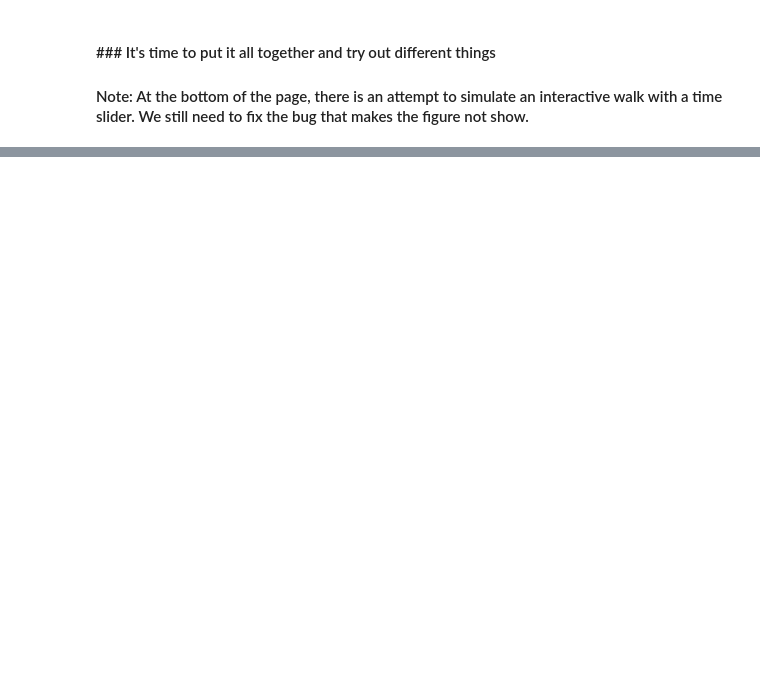
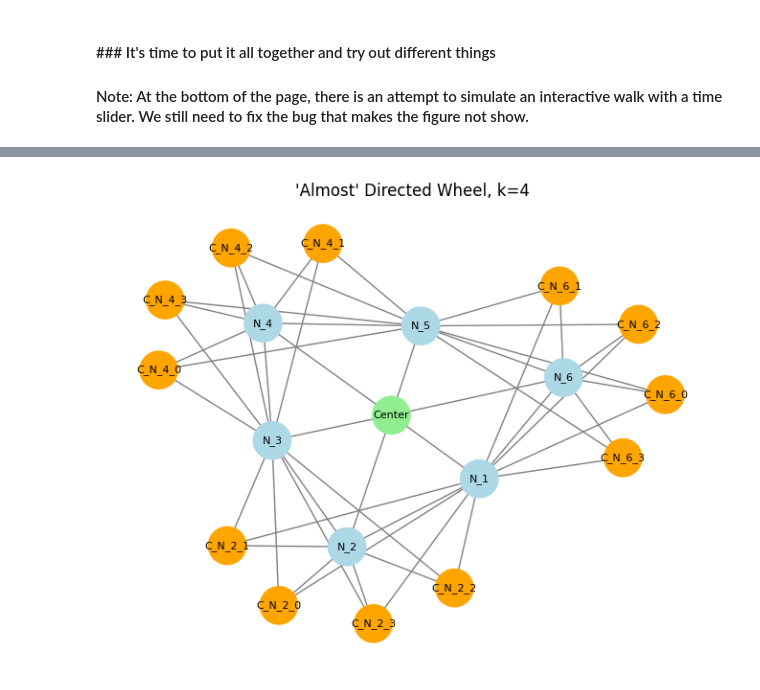
Before and after one commit to YuvalShemla/quantum_walk_implementations, a Jupyter notebook: qwalk_simulator.ipynb, the cells around one changed output, grey strips where cells are left out. Drawn from its saved outputs; the diff is of its cells as text; code cells hidden in the pictures; blank space fills up the shorter version.

```diff
--- a/qwalk_simulator.ipynb
+++ b/qwalk_simulator.ipynb
@@ -274 +345,84 @@ FloatSlider(value=1.5707963267948966, description='Step Size:', max=6.2831853071
+# %%
+import networkx as nx
+import matplotlib.pyplot as plt
+
+# Create an undirected graph
+G = nx.Graph()
+
+# Define the central node and outer nodes
+central_node = 'Center'
+outer_nodes = [f'N_{i}' for i in range(1, 7)]
+
+# Add the central node and outer nodes to the graph
+G.add_node(central_node)
+G.add_nodes_from(outer_nodes)
+
+# Connect the center node to nodes 1, 3, and 5
+for node in ['N_1', 'N_3', 'N_5']:
+    G.add_edge(central_node, node)
+
+# Connect the center node to nodes 2, 4, and 6
+for node in ['N_2', 'N_4', 'N_6']:
+    G.add_edge(central_node, node)
+
+# Connect outer nodes in a cycle
+cycle_edges = [
+    ('N_1', 'N_2'),
+    ('N_2', 'N_3'),
+    ('N_3', 'N_4'),
+    ('N_4', 'N_5'),
+    ('N_5', 'N_6'),
+    ('N_6', 'N_1')
+]
+G.add_edges_from(cycle_edges)
+
+# Neighbor mapping for nodes 2, 4, and 6
+neighbor_map = {
+    'N_2': ['N_1', 'N_3'],
+    'N_4': ['N_3', 'N_5'],
+    'N_6': ['N_5', 'N_1']
+}
+
+k = 4
+# For nodes 2, 4, and 6, add unique helper nodes and edges
+for node in ['N_2', 'N_4', 'N_6']:
+    # Create k unique helper nodes for each node
+    helper_nodes = [f'C_{node}_{i}' for i in range(k)]
+    G.add_nodes_from(helper_nodes)
+
+    # Connect the main node to its helper nodes
+    for helper_node in helper_nodes:
+        G.add_edge(node, helper_node)
+
+    # Connect the helper nodes to the neighboring nodes of the main node
+    neighbors = neighbor_map[node]
+    for helper_node in helper_nodes:
+        for neighbor in neighbors:
+            G.add_edge(helper_node, neighbor)
+
+# Assign colors to nodes: real nodes are blue, helper nodes are orange, center is green
+node_colors = []
+for node in G.nodes():
+    if node.startswith('C_'):
+        node_colors.append('orange')  # Helper nodes
+    elif node == central_node:
+        node_colors.append('lightgreen')  # Central node
+    else:
+        node_colors.append('lightblue')  # Real nodes
+
+# Draw the graph
+pos = nx.spring_layout(G, seed=42)
+nx.draw(
+    G,
+    pos,
+    with_labels=True,
+    node_color=node_colors,
+    edge_color='gray',
+    node_size=800,
+    font_size=8
+)
+plt.title(f'\'Almost\' Directed Wheel, k={k}')
+plt.show()
+# %% [output]
+[figure, added]
 # %%
```
Also changed, not shown: parts of 24 cells of this notebook.
